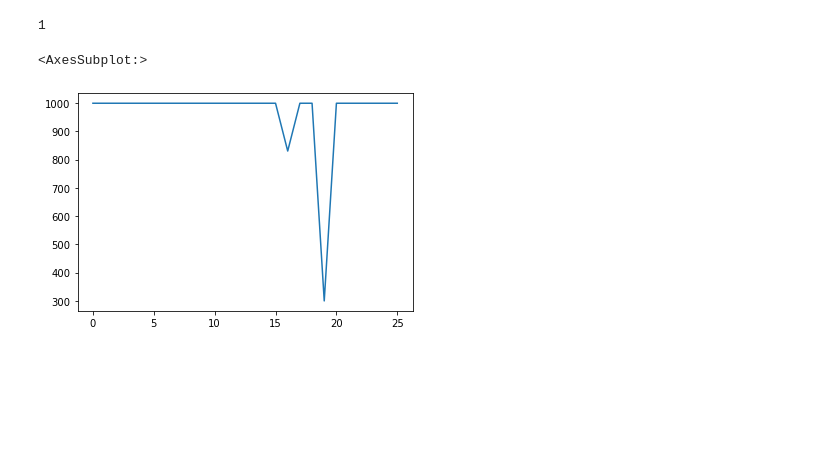
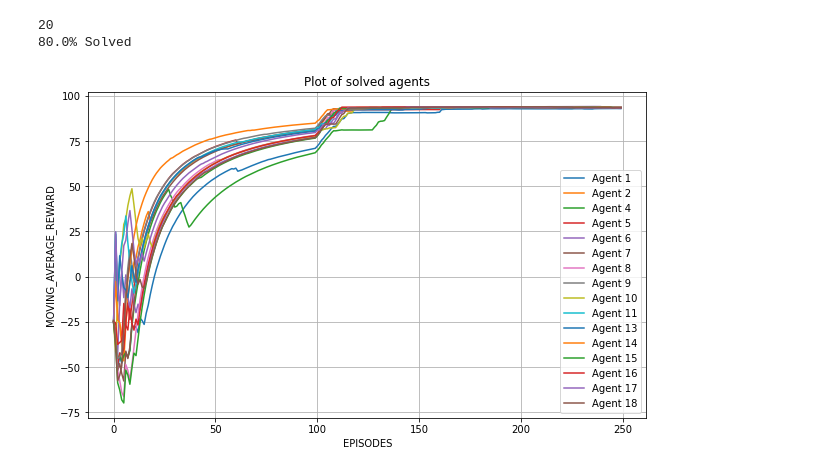
Before and after one commit to MattMorris1996/BathRLProject, a Jupyter notebook: plotting_notebook.ipynb, the cells around one changed output. Drawn from its saved outputs; the diff is of its cells as text; code cells hidden in the pictures; blank space fills up the shorter version.

```diff
--- a/plotting_notebook.ipynb
+++ b/plotting_notebook.ipynb
@@ -4,6 +4,10 @@ import numpy as np
 import matplotlib.pyplot as plt
 import os, os.path
 import pickle
+
+from matplotlib.pyplot import figure
+
+figsize=(10, 6)
 # %%
 columns = [
     'AGENT_ID',
@@ -15,16 +19,39 @@ columns = [
 ]
 
 path, dirs, files = next(os.walk("./data"))
-file_count = len(files)
+n_agents = len(files)
 
-print(file_count)
+print(n_agents)
 agent_dfs = []
-for agent_id in range(file_count):
-    agent_dfs.append(pd.read_pickle('./data/data_ddpg_agent{}.pk1'.format(agent_id)))
+for agent_id in range(n_agents):
+    agent_dfs.append(pd.read_pickle('./data/data_ddpg_agent{}.pk1'.format(agent_id)).reset_index(drop=True))
 
-agent_dfs[0] = agent_dfs[0].reset_index(drop=True)
-agent_dfs[0]['STEPS_TAKEN'].plot()
+solved = []
+not_solved = []
+for agent_id in range(n_agents):
+    if agent_dfs[agent_id][agent_dfs[agent_id]['SOLVED'] == 1].empty:
+        not_solved.append(agent_id)
+    else:
+        solved.append(agent_id)
+
+number_solved = len(solved)
+
+percentage_solved = (number_solved/n_agents)*100
+
+print("{}% Solved".format(percentage_solved))
 # %% [output]
-1
+20
+80.0% Solved
-<AxesSubplot:>
-[figure, removed]
+# %%
+for agent_id in solved:
+    ax = agent_dfs[agent_id]['MOVING_AVERAGE_REWARD'].plot(
+        label = "Agent " + str(agent_id),
+        legend=True,
+        figsize=figsize,
+        grid = True,
+        title = "Plot of solved agents"
+    )
+    ax.set_xlabel("EPISODES")
+    ax.set_ylabel("MOVING_AVERAGE_REWARD")
+# %% [output]
+[figure, added]
```
Also changed, not shown: parts of 3 cells of this notebook.
